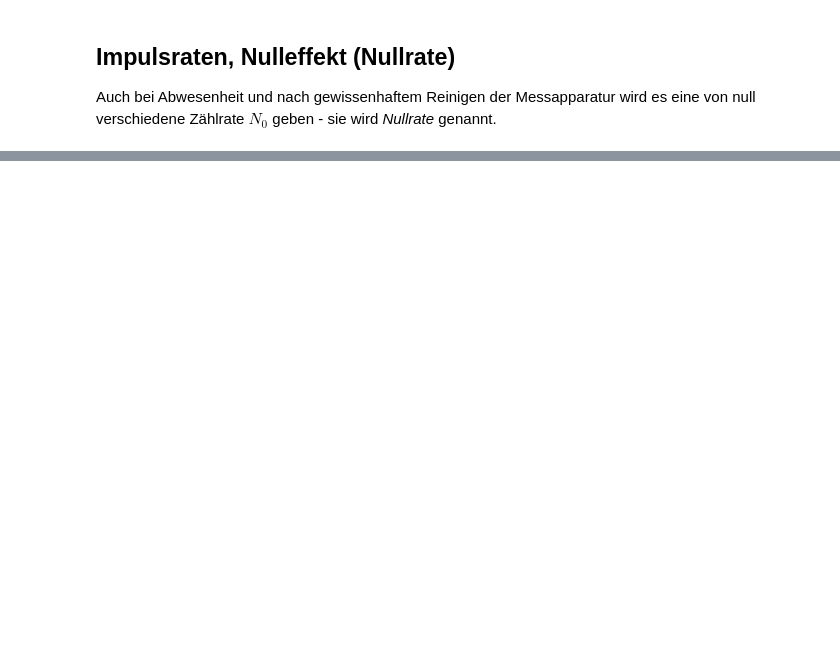
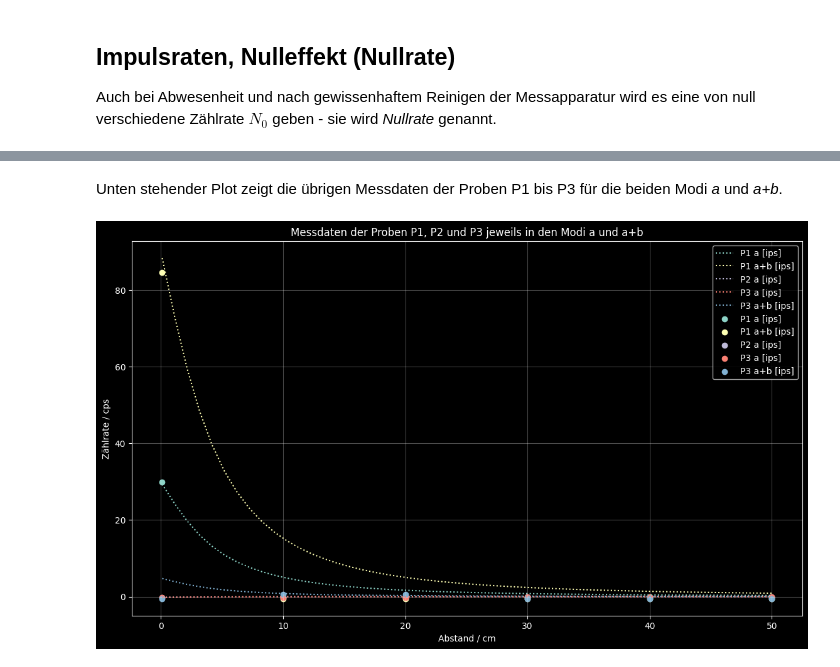
Before and after one commit to HateFindingNames/RadiationProtection_DetectorTechnology, a Jupyter notebook: V7/V7.ipynb, the cells around one changed output, grey strips where cells are left out. Cells and saved outputs as stored; diff of their text form; code cells hidden in the pictures; blank space fills up the shorter version.

```diff
--- a/V7/V7.ipynb
+++ b/V7/V7.ipynb
@@ -185,0 +279,25 @@ ax.grid(axis='both', alpha=.3)
+# %% [markdown]
+Unten stehender Plot zeigt die übrigen Messdaten der Proben P1 bis P3 für die beiden Modi *a* und *a+b*.
+# %%
+fig, ax = plt.subplots(figsize=(35*cm, 35*cm * 9 / 16))
+
+ax.scatter(unkn1["Abstand [cm]"], unkn1["P1 a [ips]"] - means[0], label=unkn1.columns[1])
+ax.scatter(unkn1["Abstand [cm]"], unkn1["P1 a+b [ips]"] - means[1], label=unkn1.columns[2])
+ax.scatter(unkn1["Abstand [cm]"], unkn1["P2 a [ips]"] - means[0], label=unkn1.columns[3])
+ax.scatter(unkn1["Abstand [cm]"], unkn1["P3 a [ips]"] - means[0], label=unkn1.columns[5])
+ax.scatter(unkn1["Abstand [cm]"], unkn1["P3 a+b [ips]"] - means[1], label=unkn1.columns[6])
+ax.plot(xarr, solid_angle(xarr, unkn1["P1 a [ips]"].iloc[-1] - means[0], 8, 20), linestyle=':', label=unkn1.columns[1])
+ax.plot(xarr, solid_angle(xarr, unkn1["P1 a+b [ips]"].iloc[-1] - means[0], 8, 20), linestyle=':', label=unkn1.columns[2])
+ax.plot(xarr, solid_angle(xarr, unkn1["P2 a [ips]"].iloc[-1] - means[0], 8, 20), linestyle=':', label=unkn1.columns[3])
+ax.plot(xarr, solid_angle(xarr, unkn1["P3 a [ips]"].iloc[-1] - means[0], 8, 20), linestyle=':', label=unkn1.columns[5])
+ax.plot(xarr, solid_angle(xarr, unkn1["P3 a+b [ips]"].iloc[-1] - means[0], 8, 20), linestyle=':', label=unkn1.columns[6])
+# ax.plot(xarr, funct_expo(xarr, *popt), linestyle='--', label="Ansatz Exponential")
+
+ax.set_title("Messdaten der Proben P1, P2 und P3 jeweils in den Modi a und a+b")
+# ax.set_ylim(ymin=0, ymax=90)
+ax.legend()
+ax.set_xlabel("Abstand / cm")
+ax.set_ylabel("Zählrate / cps")
+ax.grid(axis='both', alpha=.3)
+# %% [output]
+[figure, added]
```
Also changed, not shown: parts of 45 cells of this notebook, 4 other files.
